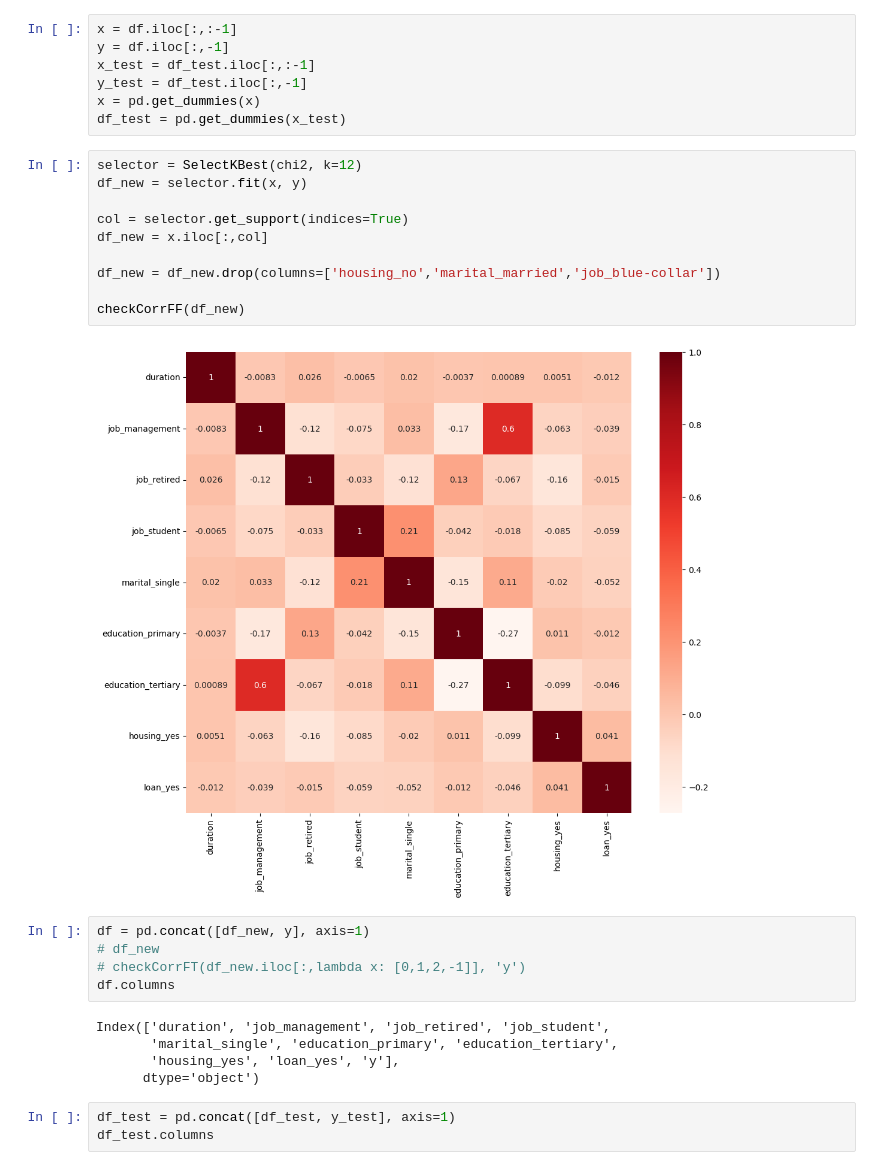
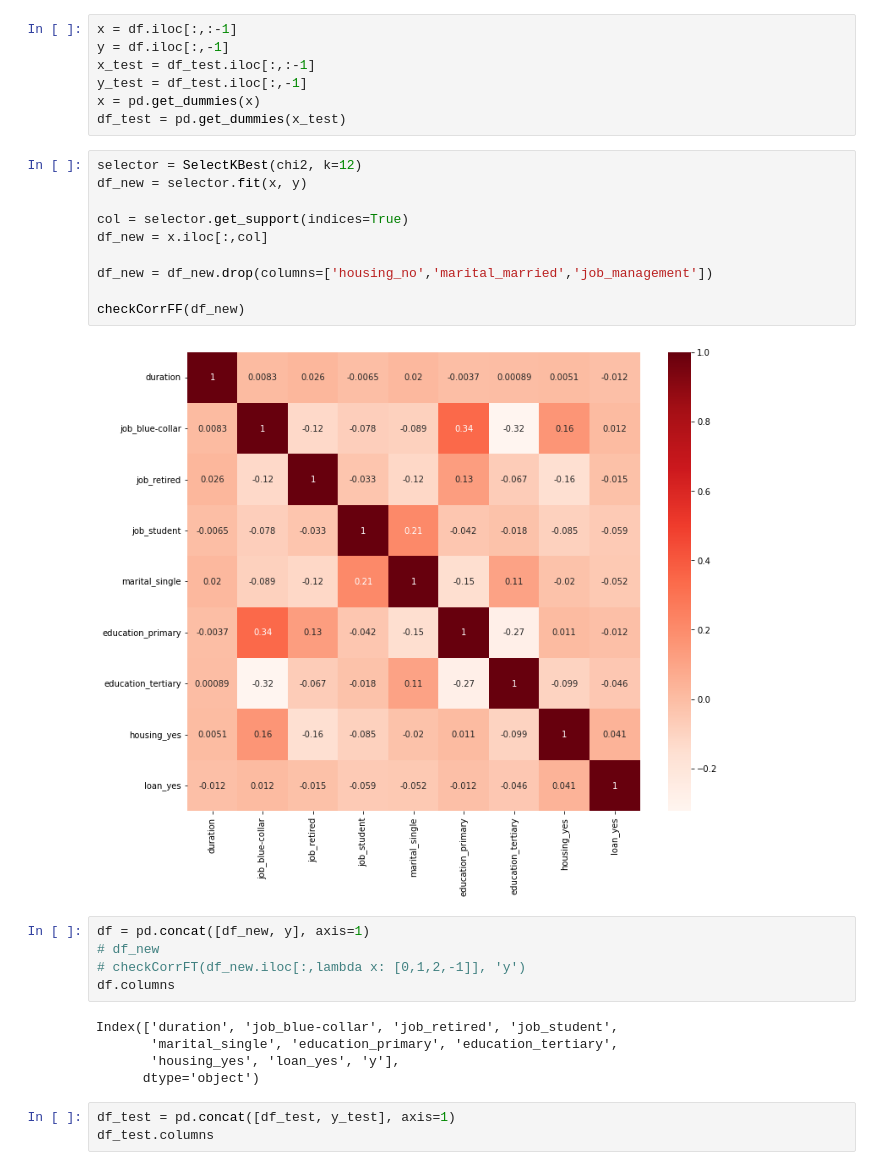
Before and after one commit to AthimetA/FRA503_HW_ML, a Jupyter notebook: HW1-ML.ipynb, the cells around one changed output. Drawn from its saved outputs; the diff is of its cells as text.

```diff
--- a/HW1-ML.ipynb
+++ b/HW1-ML.ipynb
@@ -197,22 +197,22 @@ df_test = pd.get_dummies(x_test)
 # %%
 selector = SelectKBest(chi2, k=12)
 df_new = selector.fit(x, y)
 
 col = selector.get_support(indices=True)
 df_new = x.iloc[:,col]
 
-df_new = df_new.drop(columns=['housing_no','marital_married','job_blue-collar'])
+df_new = df_new.drop(columns=['housing_no','marital_married','job_management'])
 
 checkCorrFF(df_new)
 # %% [output]
-[figure, old version]
+[figure, new version]
 # %%
 df = pd.concat([df_new, y], axis=1)
 # df_new
 # checkCorrFT(df_new.iloc[:,lambda x: [0,1,2,-1]], 'y')
 df.columns
 # %% [output]
-Index(['duration', 'job_management', 'job_retired', 'job_student',
+Index(['duration', 'job_blue-collar', 'job_retired', 'job_student',
        'marital_single', 'education_primary', 'education_tertiary',
        'housing_yes', 'loan_yes', 'y'],
       dtype='object')
```
Also changed, not shown: parts of 11 cells of this notebook.
